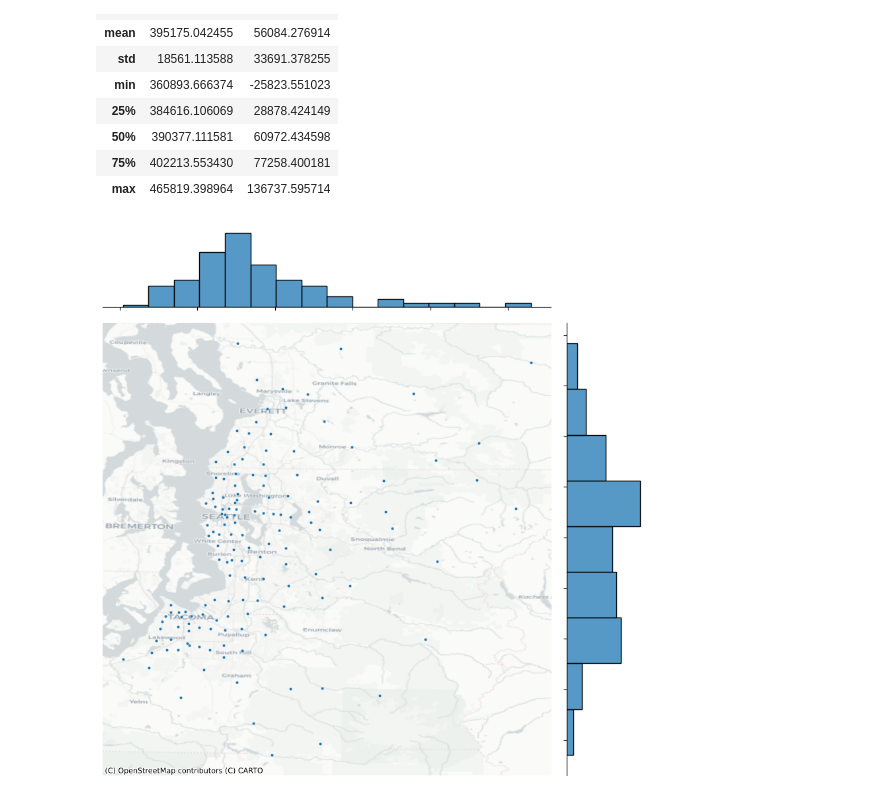
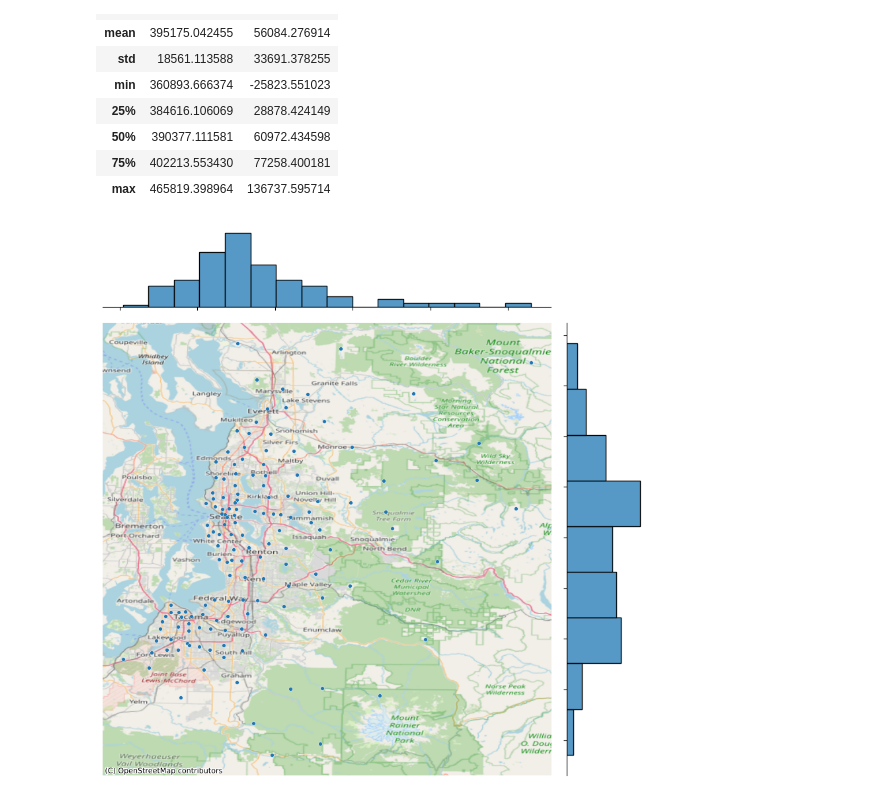
Before and after one commit to ShanmukhUpad/Geospatial-Data-Science, a Jupyter notebook: Assignments/assignment2.ipynb, the cells around one changed output. Drawn from its saved outputs; the diff is of its cells as text; code cells hidden in the pictures.

```diff
--- a/Assignments/assignment2.ipynb
+++ b/Assignments/assignment2.ipynb
@@ -92,14 +100,13 @@ seattle_centroids[["x", "y"]].describe()
 | max | 465819.398964 | 136737.595714 |
 # %%
 joint_axes = sns.jointplot(
-    x="x", y="y", data=seattle_centroids, s=10, height=9
+    x="x", y="y", data=seattle_centroids, s=17, height=9
 )
 ctx.add_basemap(
     joint_axes.ax_joint,
     crs=seattle_centroids.crs.to_string(),
-    source=ctx.providers.CartoDB.Positron
+    source=ctx.providers.OpenStreetMap.Mapnik
 )
 joint_axes.ax_joint.set_axis_off()
-plt.show()
 # %% [output]
-[figure, old version]
+[figure, new version]
```
Also changed, not shown: parts of 8 cells of this notebook.
